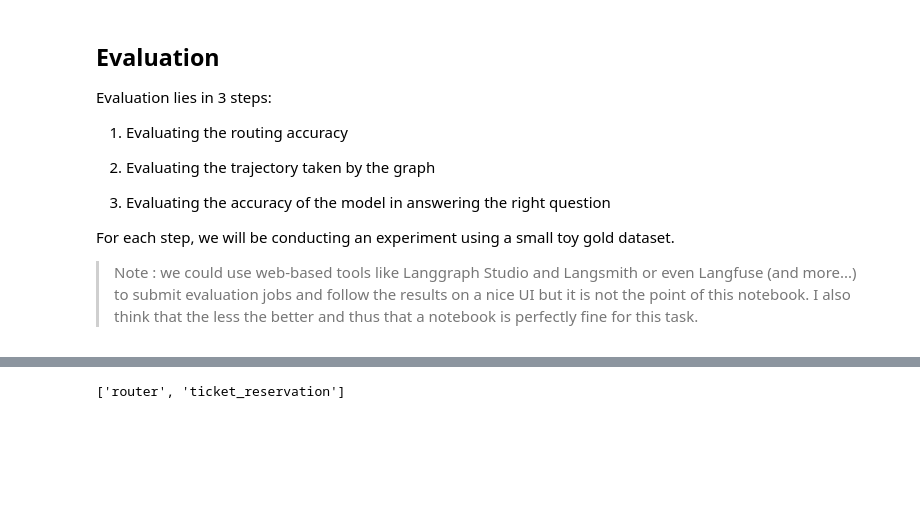
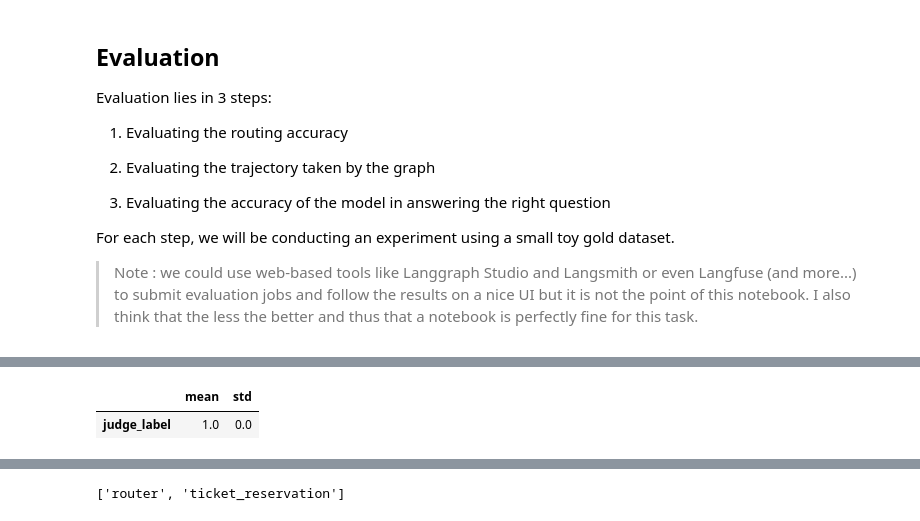
Before and after one commit to MHaurel/evaluating-agents, a Jupyter notebook: evaluation.ipynb, the cells around one changed output, grey strips where cells are left out. Saved outputs shown, nothing was run; the diff lists cells and outputs as text; code cells hidden in the pictures; blank space fills up the shorter version.

```diff
--- a/evaluation.ipynb
+++ b/evaluation.ipynb
@@ -103,0 +252,5 @@ Gold labels are the subgraph the router should choose for each user request:
+# %%
+pd.DataFrame(df_accuracy['judge_label'].describe()).T[['mean', 'std']]
+# %% [output]
+|  | mean | std |
+| judge_label | 1.0 | 0.0 |
```
Also changed, not shown: parts of 28 cells of this notebook.
